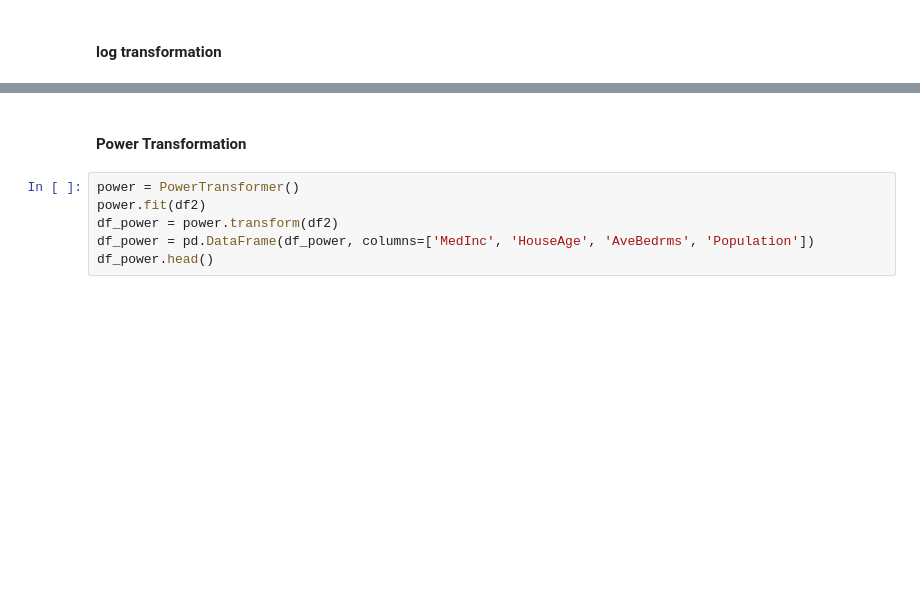
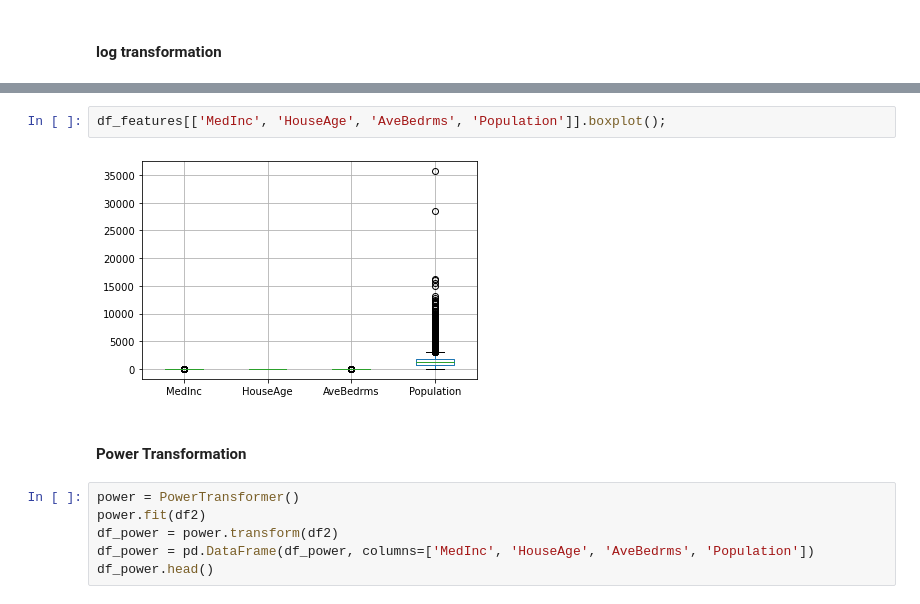
Before and after one commit to DataJediAcademy/FeatureEngineeringTraining, a Jupyter notebook: Features Engineering.ipynb, the cells around one changed output, grey strips where cells are left out. Cells and saved outputs as stored; diff of their text form; blank space fills up the shorter version.

```diff
--- a/Features Engineering.ipynb
+++ b/Features Engineering.ipynb
@@ -163,3 +255,7 @@ for x,y in enumerate(['MedInc', 'HouseAge', 'AveBedrms', 'Population']):
+# %%
+df_features[['MedInc', 'HouseAge', 'AveBedrms', 'Population']].boxplot();
+# %% [output]
+[figure, added]
 # %% [markdown]
 #### Power Transformation
 # %%
```
Also changed, not shown: parts of 79 cells of this notebook.
